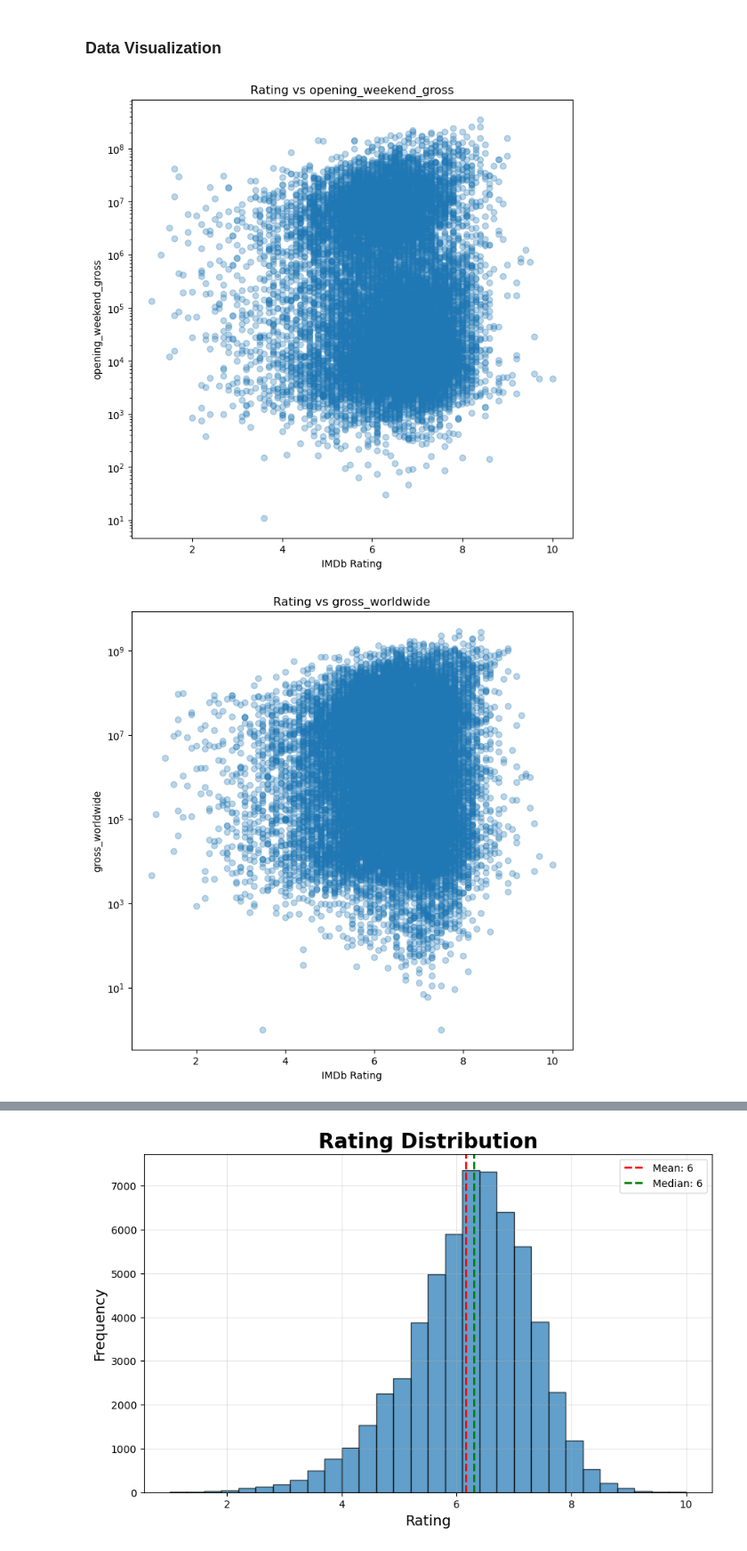
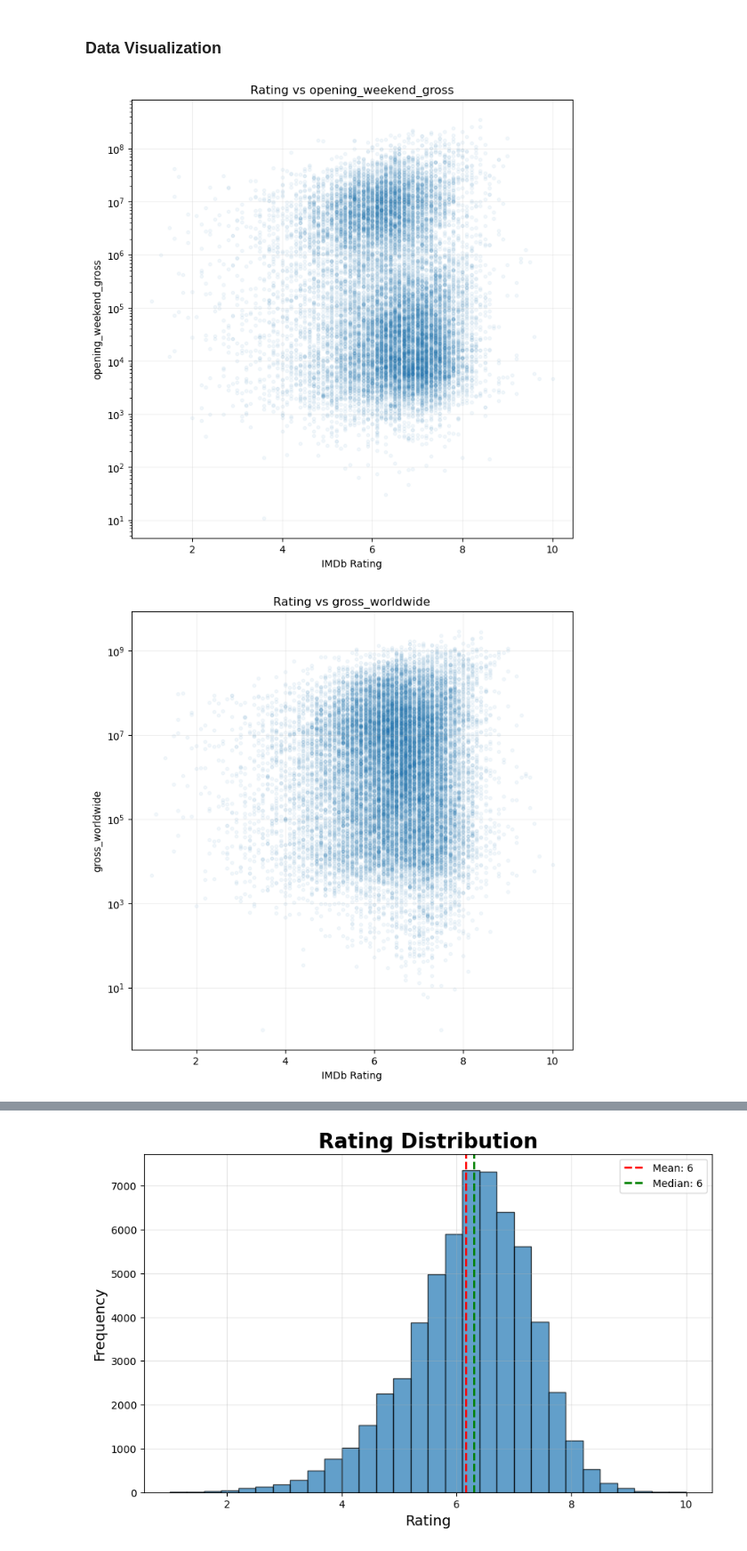
Before and after one commit to violina-www/data_science_26_project, a Jupyter notebook: Movies_Project.ipynb, the cells around one changed output, grey strips where cells are left out. Shown at 89% size. Saved outputs shown, nothing was run; the diff lists cells and outputs as text; code cells hidden in the pictures.

```diff
--- a/Movies_Project.ipynb
+++ b/Movies_Project.ipynb
@@ -283,26 +348,37 @@ movies_data[['rating',
 # %%
 columns = [
     'opening_weekend_gross',
     'gross_worldwide',
     'gross_us_canada'
 ]
 
 for col in columns:
+    plot_data = movies_data.dropna(
+        subset=['rating', col]
+    )
+
+    plot_data = plot_data[
+        plot_data[col] > 1000
+    ]
+
     plt.figure(figsize=(8,8))
 
     plt.scatter(
         movies_data['rating'],
         movies_data[col],
-        alpha=0.3
+        alpha=0.05,
+        s=10
     )
 
     plt.yscale('log')
 
     plt.title(f'Rating vs {col}')
     plt.xlabel('IMDb Rating')
     plt.ylabel(col)
 
+    plt.grid(alpha=0.2)
+
     plt.show()
 # %% [output]
-[figure, old version]
+[figure, new version]
-[figure, old version]
+[figure, new version]
```
Also changed, not shown: parts of 14 cells of this notebook.
